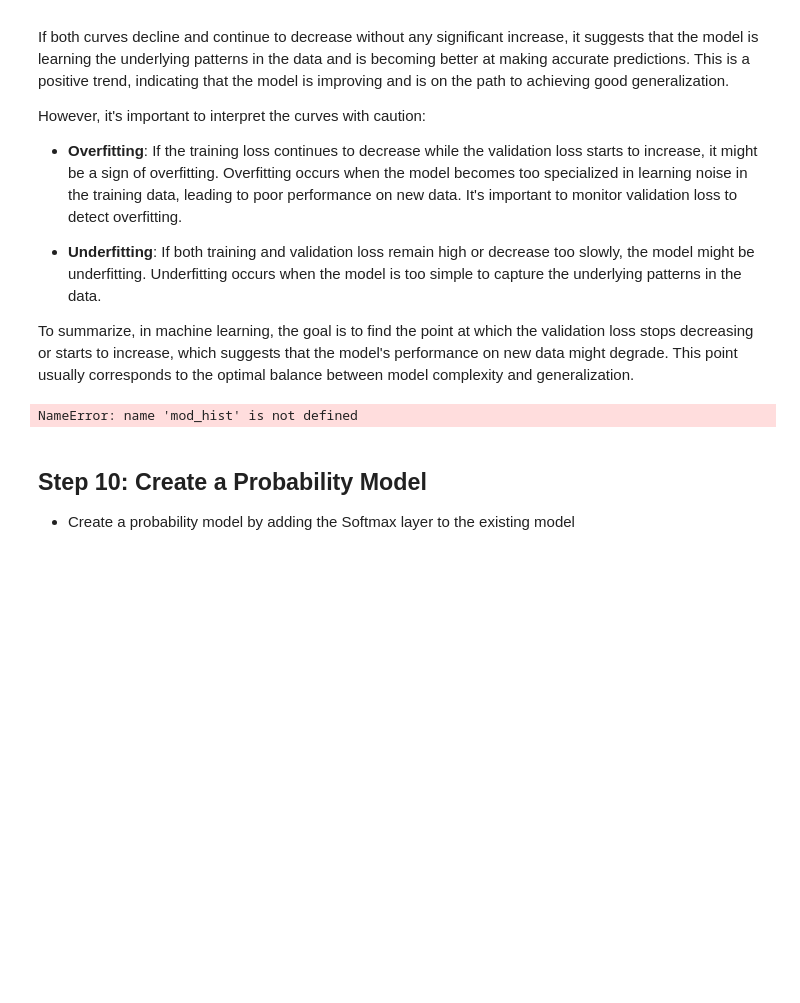
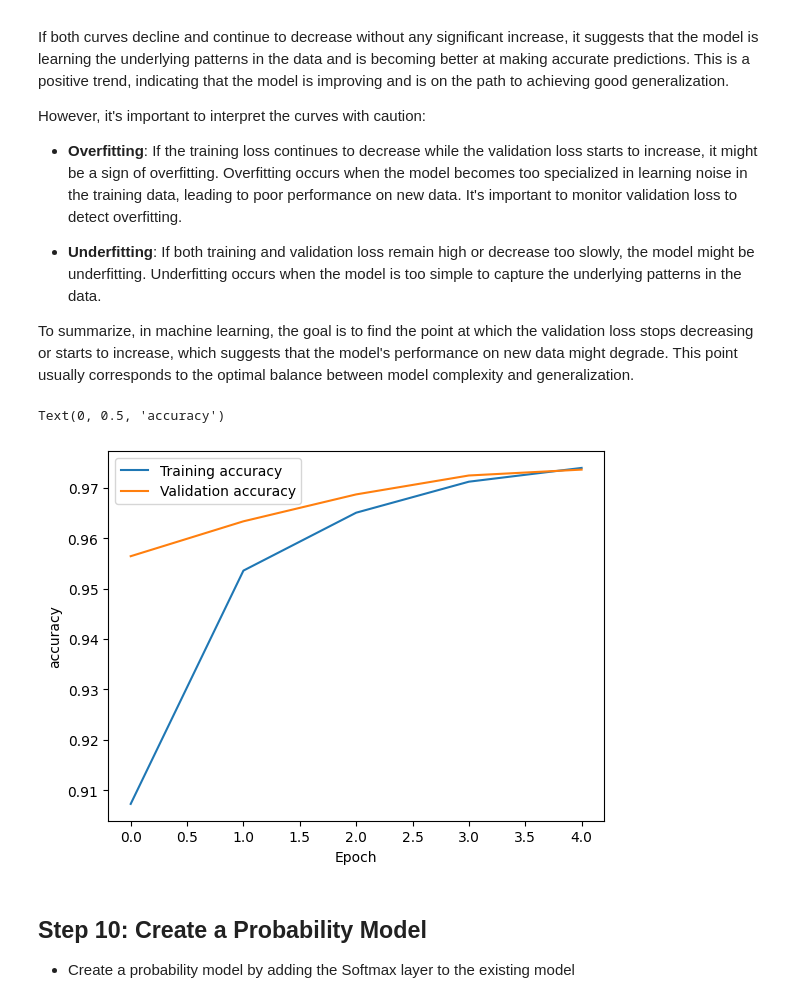
Before and after one commit to BasselD/ai-ml-training, a Jupyter notebook: 05_deep_learning/tensorflow_intro_with_mnist.ipynb, the cells around one changed output. Saved outputs shown, nothing was run; the diff lists cells and outputs as text; code cells hidden in the pictures; blank space fills up the shorter version.

```diff
--- a/05_deep_learning/tensorflow_intro_with_mnist.ipynb
+++ b/05_deep_learning/tensorflow_intro_with_mnist.ipynb
@@ -365,13 +370,14 @@ However, it's important to interpret the curves with caution:
 
 To summarize, in machine learning, the goal is to find the point at which the validation loss stops decreasing or starts to increase, which suggests that the model's performance on new data might degrade. This point usually corresponds to the optimal balance between model complexity and generalization.
 # %%
-plt.plot(mod_hist.history['accuracy'], label='Training accuracy')
-plt.plot(mod_hist.history['val_accuracy'], label='Validation accuracy')
+plt.plot(history.history['accuracy'], label='Training accuracy')
+plt.plot(history.history['val_accuracy'], label='Validation accuracy')
 plt.legend()
 plt.xlabel('Epoch')
 plt.ylabel('accuracy')
 # %% [output]
-NameError: name 'mod_hist' is not defined
+Text(0, 0.5, 'accuracy')
+[figure, added]
 # %% [markdown]
 ## Step 10: Create a Probability Model
 
```
Also changed, not shown: parts of 14 cells of this notebook, 2 other files.
